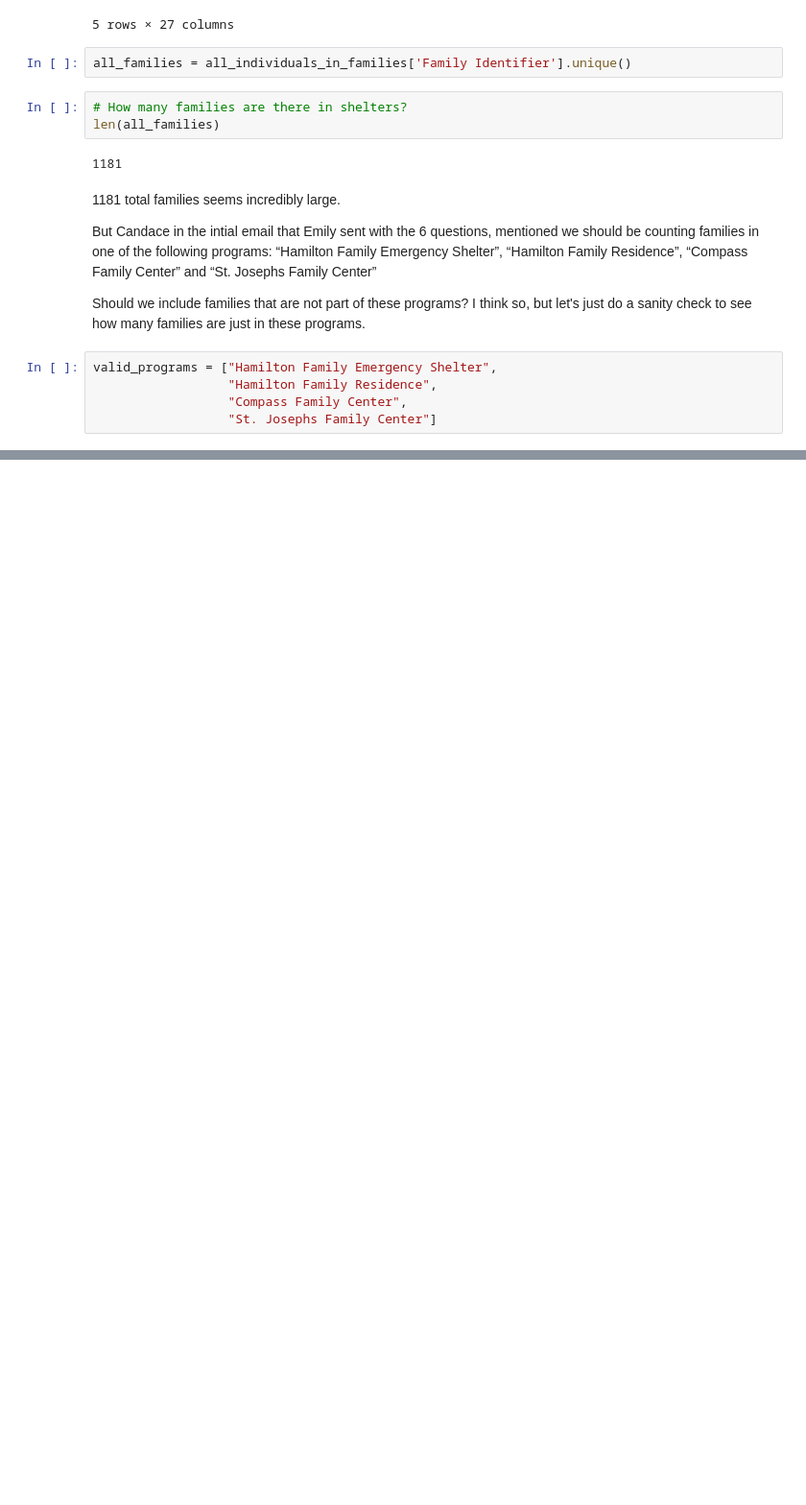
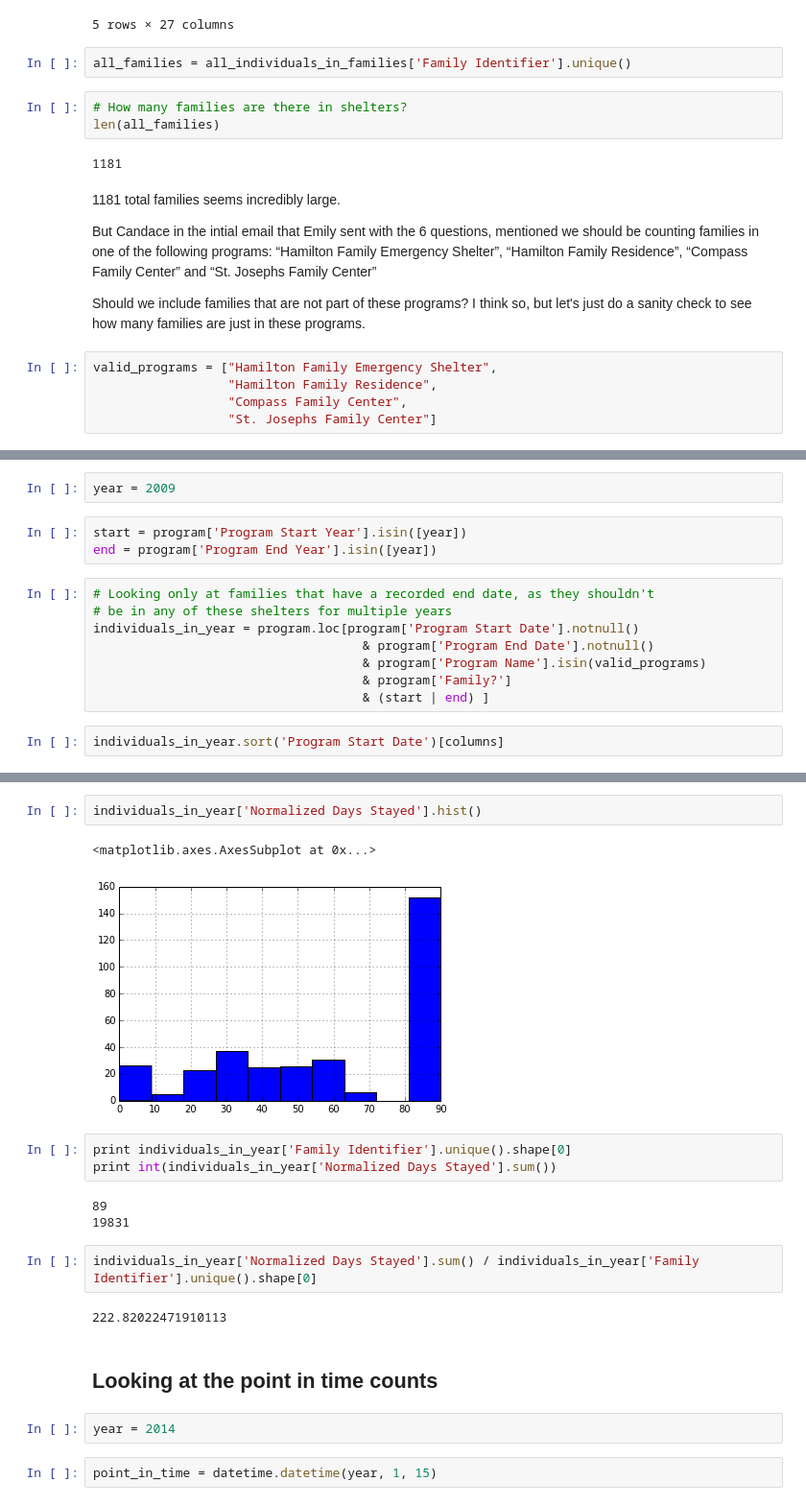
Before and after one commit to carlshan/sf-homelessness, a Jupyter notebook: exploration/2014-11-04-metrics [Carl].ipynb, the cells around one changed output, grey strips where cells are left out. Shown: that part at 96% size. Drawn from its saved outputs; the diff is of its cells as text; blank space fills up the shorter version.

```diff
--- a/exploration/2014-11-04-metrics [Carl].ipynb
+++ b/exploration/2014-11-04-metrics [Carl].ipynb
@@ -87,0 +297,15 @@ all_individuals_still_in_shelter[all_individuals_still_in_shelter['Family Identi
+# %%
+year = 2009
+# %%
+start = program['Program Start Year'].isin([year])
+end = program['Program End Year'].isin([year])
+# %%
+# Looking only at families that have a recorded end date, as they shouldn't
+# be in any of these shelters for multiple years
+individuals_in_year = program.loc[program['Program Start Date'].notnull()
+                                    & program['Program End Date'].notnull()
+                                    & program['Program Name'].isin(valid_programs)
+                                    & program['Family?']
+                                    & (start | end) ]
+# %%
+individuals_in_year.sort('Program Start Date')[columns]
@@ -87,0 +331,21 @@ all_individuals_still_in_shelter[all_individuals_still_in_shelter['Family Identi
+# %%
+individuals_in_year['Normalized Days Stayed'].hist()
+# %% [output]
+<matplotlib.axes.AxesSubplot at 0x...>
+[figure, added]
+# %%
+print individuals_in_year['Family Identifier'].unique().shape[0]
+print int(individuals_in_year['Normalized Days Stayed'].sum())
+# %% [output]
+89
+19831
+# %%
+individuals_in_year['Normalized Days Stayed'].sum() / individuals_in_year['Family Identifier'].unique().shape[0]
+# %% [output]
+222.82022471910113
+# %% [markdown]
+## Looking at the point in time counts
+# %%
+year = 2014
+# %%
+point_in_time = datetime.datetime(year, 1, 15)
```
Also changed, not shown: parts of 54 cells of this notebook.
